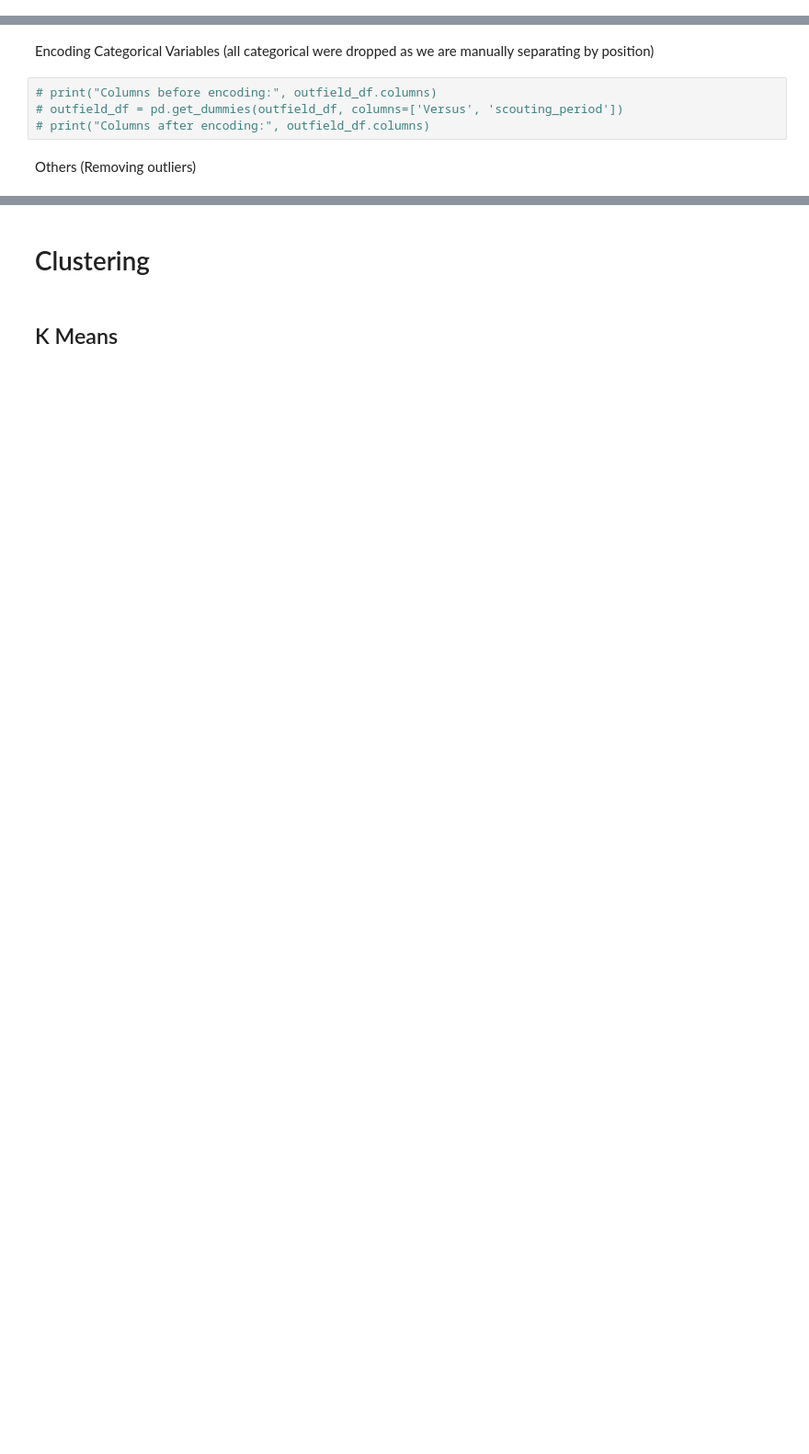
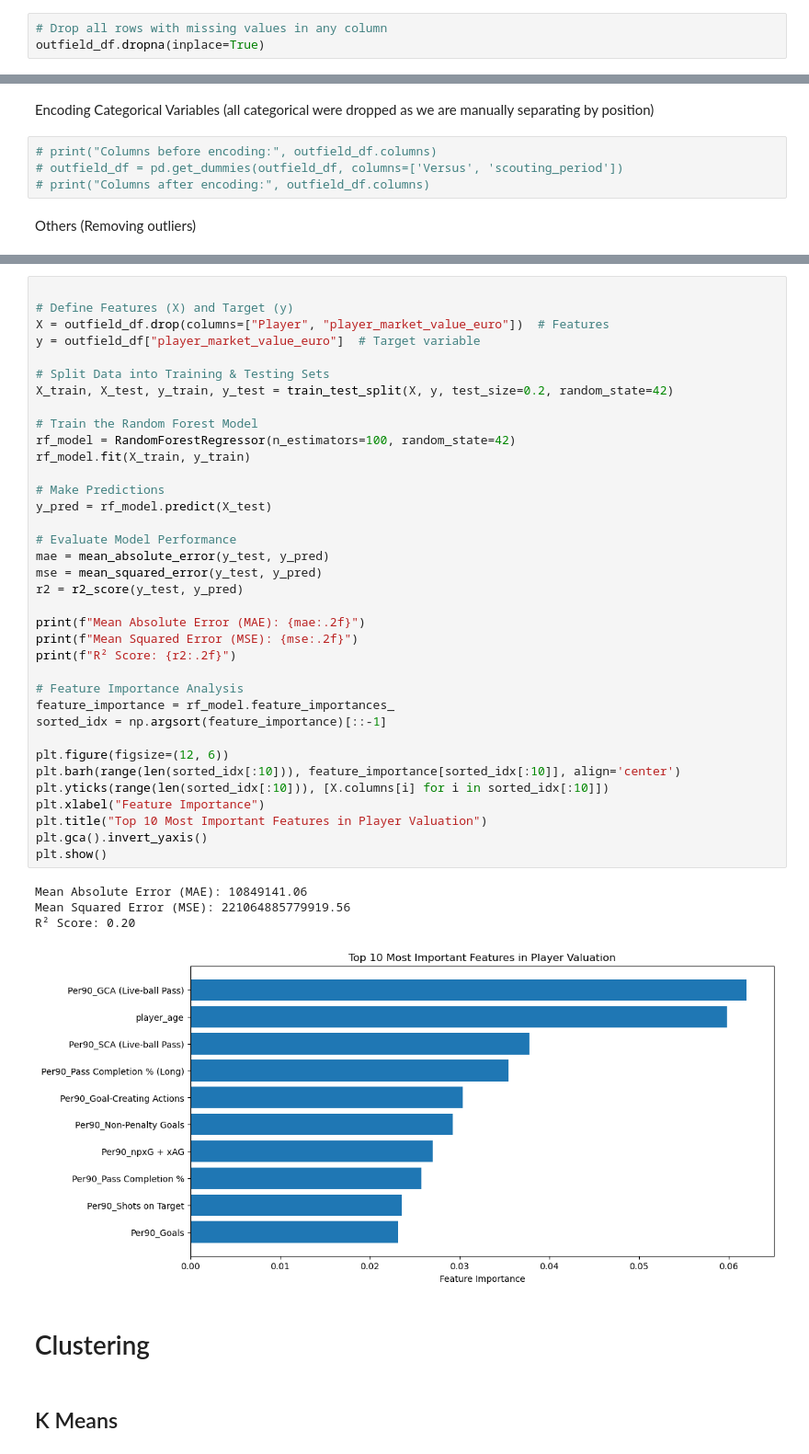
Before and after one commit to ruicongg/deadline-day, a Jupyter notebook: football_valuation_prediction.ipynb, the cells around one changed output, grey strips where cells are left out. Shown at 92% size. Saved outputs shown, nothing was run; the diff lists cells and outputs as text; blank space fills up the shorter version.

Commit message:
Added random forest model.

```diff
--- a/football_valuation_prediction.ipynb
+++ b/football_valuation_prediction.ipynb
@@ -273,3 +279,6 @@ Remaining features: 81
+# %%
+# Drop all rows with missing values in any column
+outfield_df.dropna(inplace=True)
 # %% [markdown]
 Reducing Dimension
 # %%
@@ -324,3 +337,44 @@ Others (Removing outliers)
+# %%
+
+# Define Features (X) and Target (y)
+X = outfield_df.drop(columns=["Player", "player_market_value_euro"])  # Features
+y = outfield_df["player_market_value_euro"]  # Target variable
+
+# Split Data into Training & Testing Sets
+X_train, X_test, y_train, y_test = train_test_split(X, y, test_size=0.2, random_state=42)
+
+# Train the Random Forest Model
+rf_model = RandomForestRegressor(n_estimators=100, random_state=42)
+rf_model.fit(X_train, y_train)
+
+# Make Predictions
+y_pred = rf_model.predict(X_test)
+
+# Evaluate Model Performance
+mae = mean_absolute_error(y_test, y_pred)
+mse = mean_squared_error(y_test, y_pred)
+r2 = r2_score(y_test, y_pred)
+
+print(f"Mean Absolute Error (MAE): {mae:.2f}")
+print(f"Mean Squared Error (MSE): {mse:.2f}")
+print(f"R² Score: {r2:.2f}")
+
+# Feature Importance Analysis
+feature_importance = rf_model.feature_importances_
+sorted_idx = np.argsort(feature_importance)[::-1]
+
+plt.figure(figsize=(12, 6))
+plt.barh(range(len(sorted_idx[:10])), feature_importance[sorted_idx[:10]], align='center')
+plt.yticks(range(len(sorted_idx[:10])), [X.columns[i] for i in sorted_idx[:10]])
+plt.xlabel("Feature Importance")
+plt.title("Top 10 Most Important Features in Player Valuation")
+plt.gca().invert_yaxis()
+plt.show()
+# %% [output]
+Mean Absolute Error (MAE): 10849141.06
+Mean Squared Error (MSE): 221064885779919.56
+R² Score: 0.20
+[figure, added]
 # %% [markdown]
 # Clustering
 # %% [markdown]
```
Also changed, not shown: parts of 16 cells of this notebook, 3 other files.
